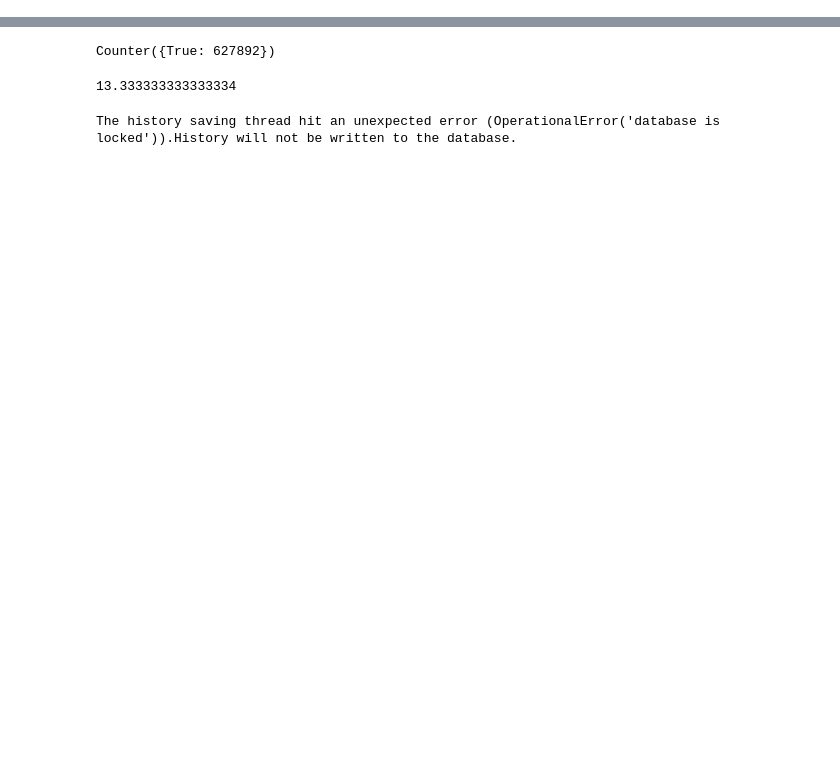
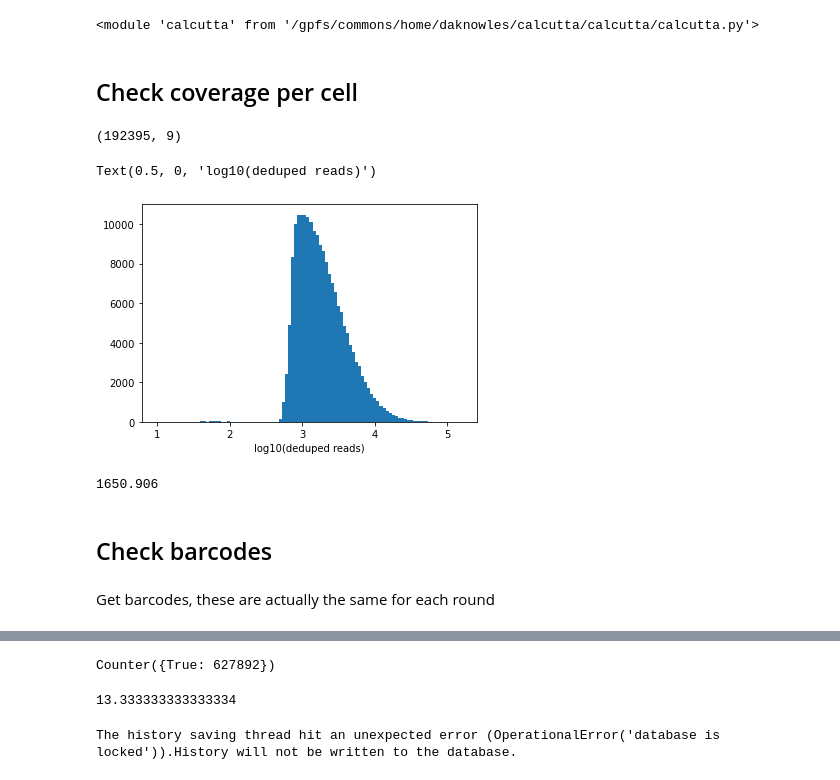
Before and after one commit to davidaknowles/calcutta, a Jupyter notebook: alevin.ipynb, the cells around one changed output, grey strips where cells are left out. Cells and saved outputs as stored; diff of their text form; code cells hidden in the pictures; blank space fills up the shorter version.

```diff
--- a/alevin.ipynb
+++ b/alevin.ipynb
@@ -0,0 +1,42 @@
+# %%
+import pandas as pd
+import collections
+import plotnine as p9
+p9.theme_set(p9.theme_bw)
+
+import time
+from pathlib import Path
+import numpy as np
+import matplotlib.pyplot as plt
+import calcutta
+import scipy.sparse as sp
+import scipy.io
+import re
+import calcutta
+from importlib import reload
+reload(calcutta)
+# %% [output]
+<module 'calcutta' from '/gpfs/commons/home/daknowles/calcutta/calcutta/calcutta.py'>
+# %% [markdown]
+## Check coverage per cell
+# %%
+salmon_dir = Path("/gpfs/commons/groups/knowles_lab/data/parse/original_SPLITseq_GSE110823/salmon_spliceu/quant_t2t")
+
+cells_meta = pd.read_csv(salmon_dir / "featureDump.txt", sep = "\t")
+cells_meta.shape # 192k cells
+# %% [output]
+(192395, 9)
+# %%
+plt.hist(np.log10(cells_meta.DeduplicatedReads), 100)
+plt.xlabel("log10(deduped reads)")
+# %% [output]
+Text(0.5, 0, 'log10(deduped reads)')
+[figure, added]
+# %%
+np.median(cells_meta.DeduplicatedReads) # went down from ~1600 with quant(knee) to 287 with quant_known & min_reads==100!?
+# %% [output]
+1650.906
+# %% [markdown]
+## Check barcodes
+# %% [markdown]
+Get barcodes, these are actually the same for each round
```
Also changed, not shown: parts of 44 cells of this notebook, 21 other files.
